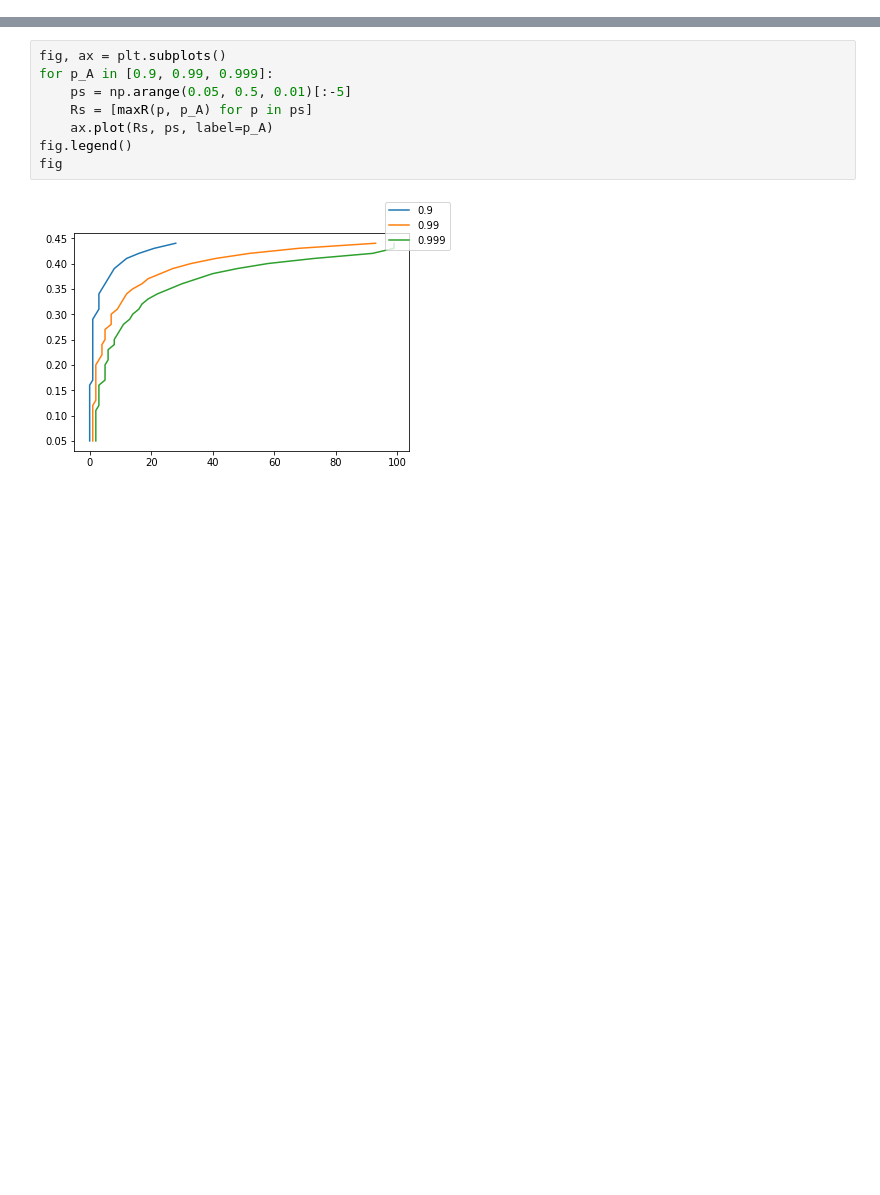
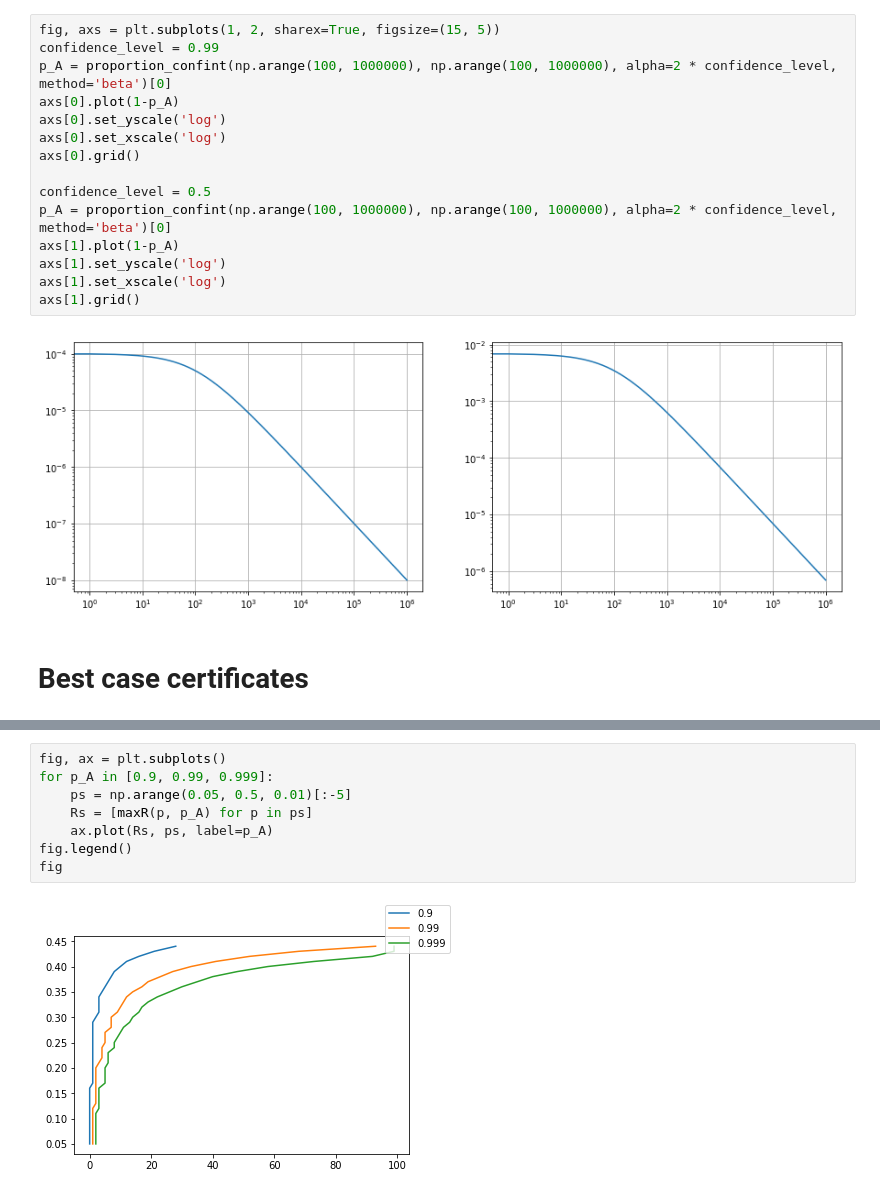
Before and after one commit to pierreosselin/structureaware, a Jupyter notebook: notebooks/limits_of_certificate.ipynb, the cells around one changed output, grey strips where cells are left out. Saved outputs shown, nothing was run; the diff lists cells and outputs as text; blank space fills up the shorter version.

```diff
--- a/notebooks/limits_of_certificate.ipynb
+++ b/notebooks/limits_of_certificate.ipynb
@@ -12,0 +19,19 @@ from scipy.optimize import minimize_scalar
+# %%
+fig, axs = plt.subplots(1, 2, sharex=True, figsize=(15, 5))
+confidence_level = 0.99
+p_A = proportion_confint(np.arange(100, 1000000), np.arange(100, 1000000), alpha=2 * confidence_level, method='beta')[0]
+axs[0].plot(1-p_A)
+axs[0].set_yscale('log')
+axs[0].set_xscale('log')
+axs[0].grid()
+
+confidence_level = 0.5
+p_A = proportion_confint(np.arange(100, 1000000), np.arange(100, 1000000), alpha=2 * confidence_level, method='beta')[0]
+axs[1].plot(1-p_A)
+axs[1].set_yscale('log')
+axs[1].set_xscale('log')
+axs[1].grid()
+# %% [output]
+[figure, added]
+# %% [markdown]
+# Best case certificates
```
Also changed, not shown: parts of 12 cells of this notebook, 4 other files.
